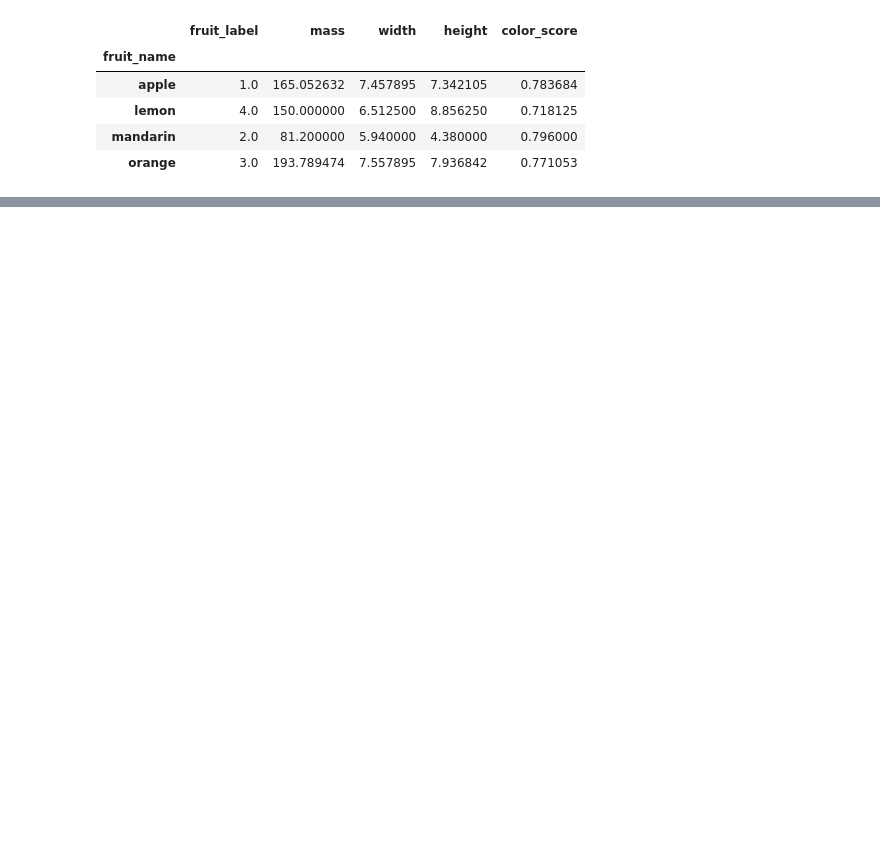
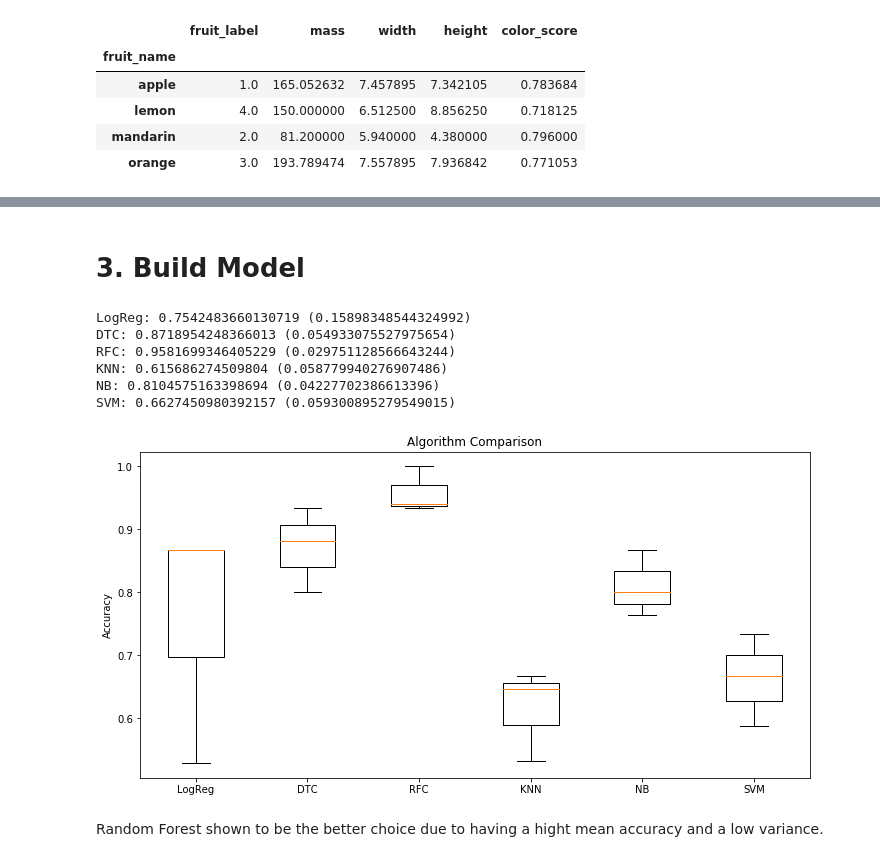
Before and after one commit to leftyamos/amost.github.io, a Jupyter notebook: ML_Multi_Class_Classification.ipynb, the cells around one changed output, grey strips where cells are left out. Drawn from its saved outputs; the diff is of its cells as text; code cells hidden in the pictures; blank space fills up the shorter version.

```diff
--- a/ML_Multi_Class_Classification.ipynb
+++ b/ML_Multi_Class_Classification.ipynb
@@ -447,0 +110,5 @@ print(confusion_matrix(y_test, svm_pred))
+# %%
+# due to imbalance of data, stratify  is used
+X_train, X_test, y_train, y_test = train_test_split(x, y, stratify=y, test_size=0.2, random_state=101)
+# %% [markdown]
+# 3. Build Model
@@ -447,0 +122,9 @@ print(confusion_matrix(y_test, svm_pred))
+# %%
+models = []
+
+models.append(('LogReg', LogisticRegression()))
+models.append(('DTC', DecisionTreeClassifier(random_state=101)))
+models.append(('RFC', RandomForestClassifier(random_state=101)))
+models.append(('KNN', KNeighborsClassifier(n_neighbors=1)))
+models.append(('NB', GaussianNB()))
+models.append(('SVM',SVC()))
@@ -447,0 +134,29 @@ print(confusion_matrix(y_test, svm_pred))
+# %%
+# using k-fold of 10 for cross validation
+results = []
+names = []
+
+for name, model in models:
+    skfold = StratifiedKFold(n_splits=3,random_state=101, shuffle=True)
+    cv_results = cross_val_score(model, X_train, y_train, cv=skfold, scoring='accuracy')
+
+    results.append(cv_results)
+    names.append(name)
+    print(f'{name}: {cv_results.mean()} ({cv_results.std()})')
+# %% [output]
+LogReg: 0.7542483660130719 (0.15898348544324992)
+DTC: 0.8718954248366013 (0.054933075527975654)
+RFC: 0.9581699346405229 (0.029751128566643244)
+KNN: 0.615686274509804 (0.058779940276907486)
+NB: 0.8104575163398694 (0.04227702386613396)
+SVM: 0.6627450980392157 (0.059300895279549015)
+# %%
+plt.figure(figsize=(12,6))
+plt.boxplot(results, labels=names)
+plt.title('Algorithm Comparison')
+plt.ylabel('Accuracy')
+plt.show()
+# %% [output]
+[figure, added]
+# %% [markdown]
+Random Forest shown to be the better choice due to having a hight mean accuracy and a low variance.
```
Also changed, not shown: parts of 115 cells of this notebook.
